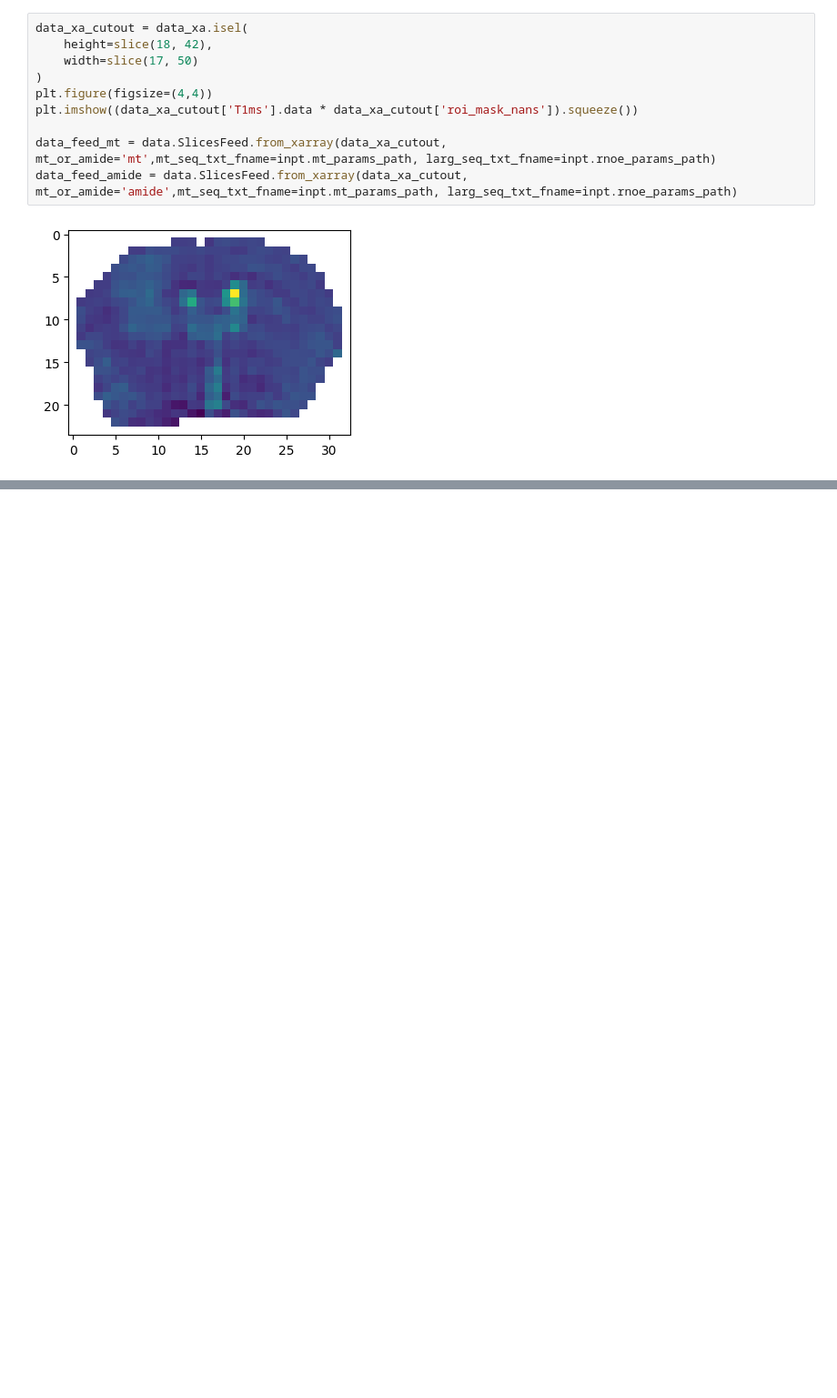
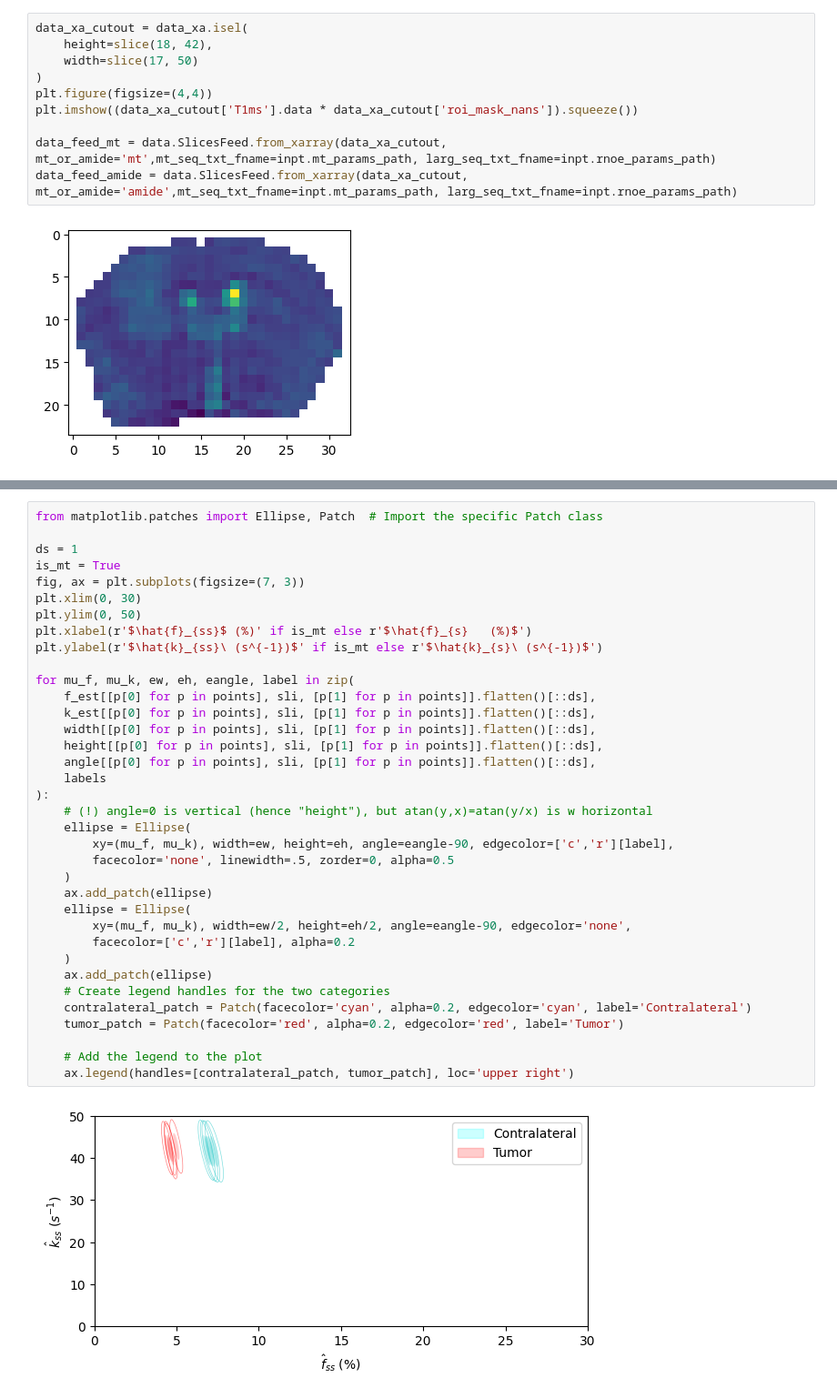
Before and after one commit to ronmoneta-tau/neural-fitting, a Jupyter notebook: Rons/demo_mice.ipynb, the cells around one changed output, grey strips where cells are left out. Shown at 91% size. Drawn from its saved outputs; the diff is of its cells as text; blank space fills up the shorter version.

```diff
--- a/Rons/demo_mice.ipynb
+++ b/Rons/demo_mice.ipynb
@@ -594,0 +470,38 @@ for jj, (_x, _y) in enumerate(points): # [[6, 6], [10, 8], [5, 25], [10, 25]]:
+# %%
+from matplotlib.patches import Ellipse, Patch  # Import the specific Patch class
+
+ds = 1
+is_mt = True
+fig, ax = plt.subplots(figsize=(7, 3))
+plt.xlim(0, 30)
+plt.ylim(0, 50)
+plt.xlabel(r'$\hat{f}_{ss}$ (%)' if is_mt else r'$\hat{f}_{s}   (%)$')
+plt.ylabel(r'$\hat{k}_{ss}\ (s^{-1})$' if is_mt else r'$\hat{k}_{s}\ (s^{-1})$')
+
+for mu_f, mu_k, ew, eh, eangle, label in zip(
+    f_est[[p[0] for p in points], sli, [p[1] for p in points]].flatten()[::ds],
+    k_est[[p[0] for p in points], sli, [p[1] for p in points]].flatten()[::ds],
+    width[[p[0] for p in points], sli, [p[1] for p in points]].flatten()[::ds],
+    height[[p[0] for p in points], sli, [p[1] for p in points]].flatten()[::ds],
+    angle[[p[0] for p in points], sli, [p[1] for p in points]].flatten()[::ds],
+    labels
+):
+    # (!) angle=0 is vertical (hence "height"), but atan(y,x)=atan(y/x) is w horizontal
+    ellipse = Ellipse(
+        xy=(mu_f, mu_k), width=ew, height=eh, angle=eangle-90, edgecolor=['c','r'][label],
+        facecolor='none', linewidth=.5, zorder=0, alpha=0.5
+    )
+    ax.add_patch(ellipse)
+    ellipse = Ellipse(
+        xy=(mu_f, mu_k), width=ew/2, height=eh/2, angle=eangle-90, edgecolor='none',
+        facecolor=['c','r'][label], alpha=0.2
+    )
+    ax.add_patch(ellipse)
+    # Create legend handles for the two categories
+    contralateral_patch = Patch(facecolor='cyan', alpha=0.2, edgecolor='cyan', label='Contralateral')
+    tumor_patch = Patch(facecolor='red', alpha=0.2, edgecolor='red', label='Tumor')
+
+    # Add the legend to the plot
+    ax.legend(handles=[contralateral_patch, tumor_patch], loc='upper right')
+# %% [output]
+[figure, added]
```
Also changed, not shown: parts of 15 cells of this notebook, 6 other files.
